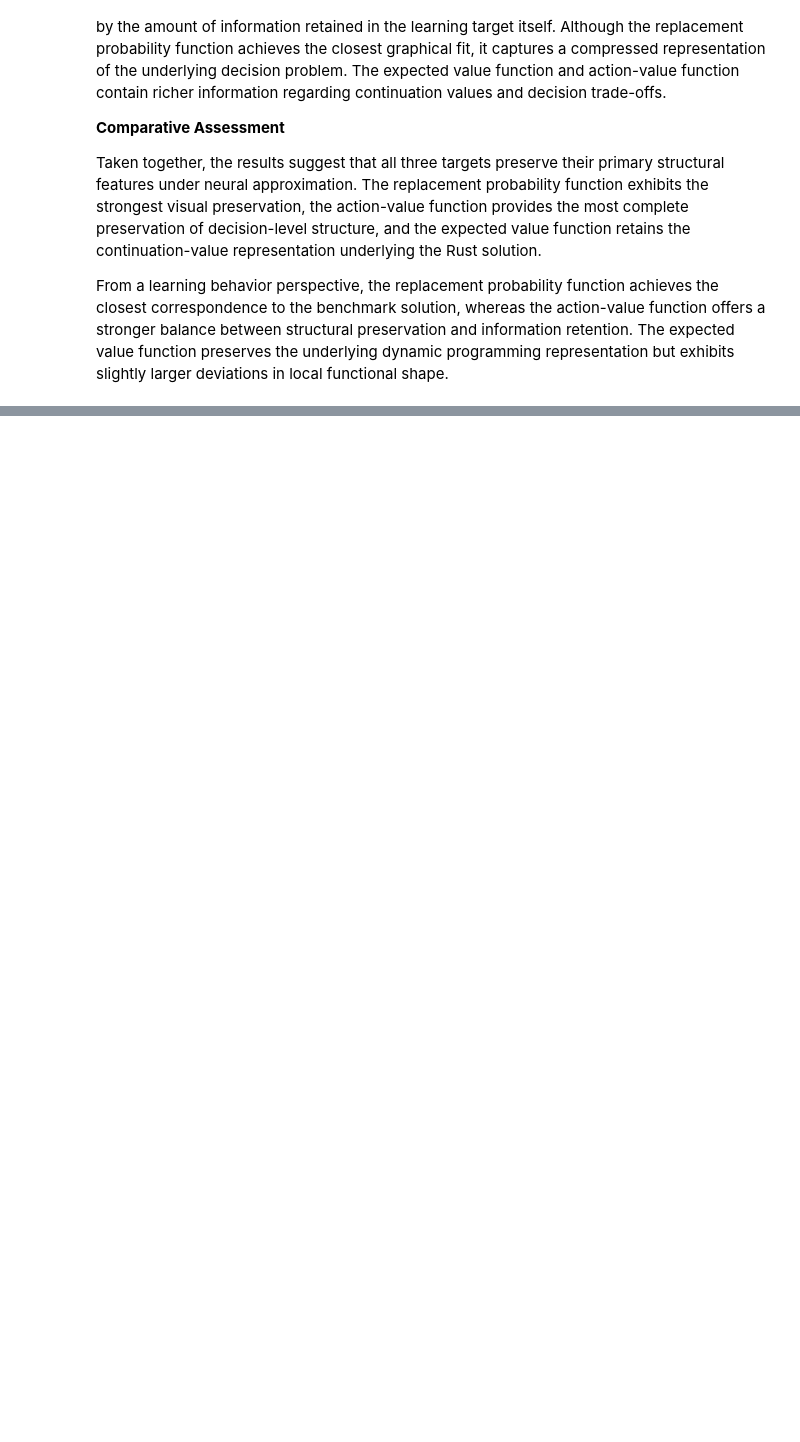
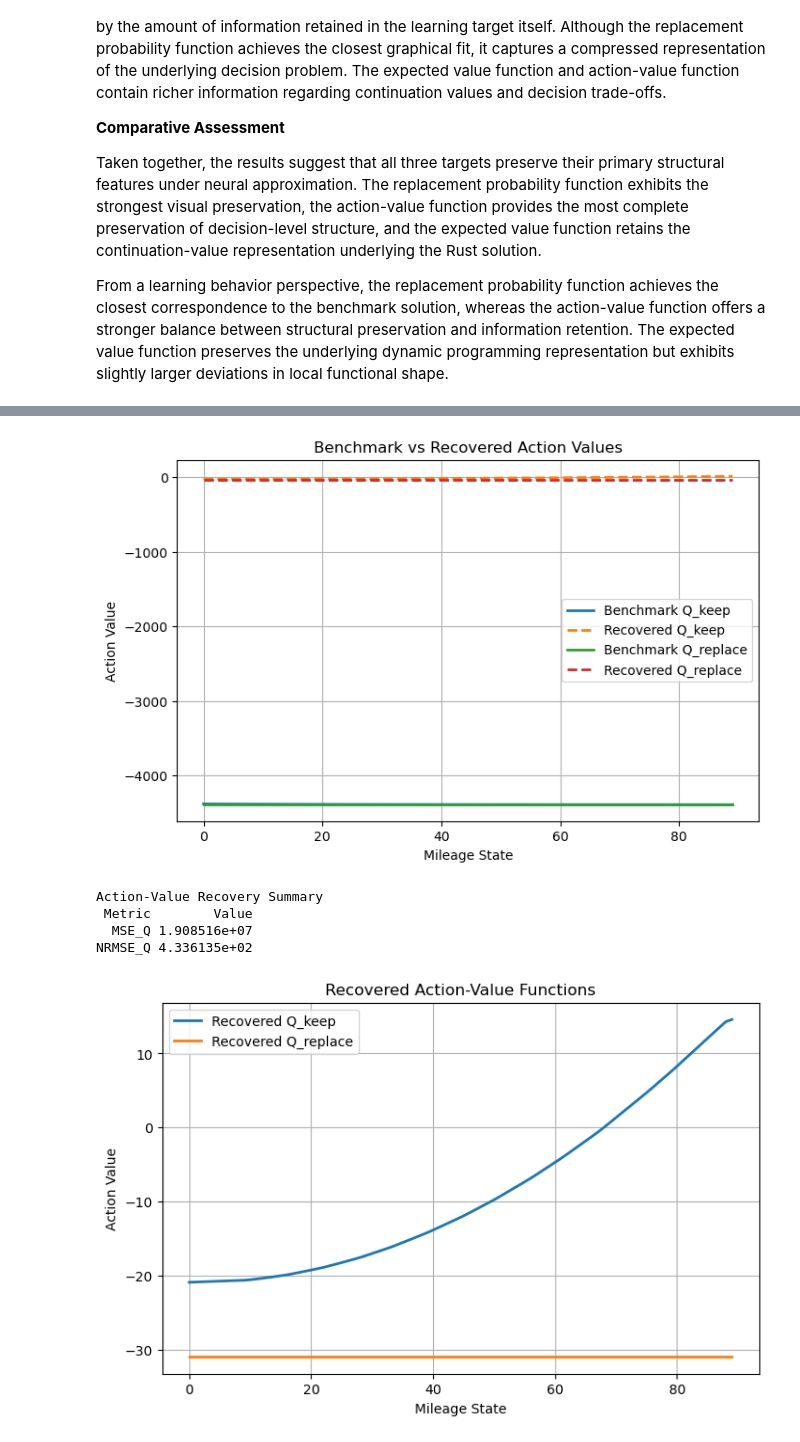
Before and after one commit to Wenxin-Lyu/Neural_Approximation_Rust_Benchmark, a Jupyter notebook: notebooks/main.ipynb, the cells around one changed output, grey strips where cells are left out. Saved outputs shown, nothing was run; the diff lists cells and outputs as text; code cells hidden in the pictures; blank space fills up the shorter version.

```diff
--- a/notebooks/main.ipynb
+++ b/notebooks/main.ipynb
@@ -1789,0 +2308,70 @@ Among the three candidates, the action-value function provides the most balanced
+# %%
+# Compare recovered Q with benchmark Q after pure Bellman learning
+import numpy as np
+import pandas as pd
+import matplotlib.pyplot as plt
+
+# 1. Visual comparison of action values
+
+plt.figure(figsize=(8, 5))
+plt.plot(states, Q_keep, linewidth=2, label="Benchmark Q_keep")
+plt.plot(states, Q_keep_recovered, "--", linewidth=2, label="Recovered Q_keep")
+plt.plot(states, Q_replace, linewidth=2, label="Benchmark Q_replace")
+plt.plot(states, Q_replace_recovered, "--", linewidth=2, label="Recovered Q_replace")
+plt.xlabel("Mileage State")
+plt.ylabel("Action Value")
+plt.title("Benchmark vs Recovered Action Values")
+plt.legend()
+plt.grid(True)
+plt.show()
+
+# 2. Compute approximation error
+
+mse_q = np.mean(
+    (
+        (Q_keep - Q_keep_recovered) ** 2
+        +
+        (Q_replace - Q_replace_recovered) ** 2
+    )
+    / 2
+)
+
+benchmark_range = (
+    max(Q_keep.max(), Q_replace.max())
+    -
+    min(Q_keep.min(), Q_replace.min())
+)
+
+nrmse_q = np.sqrt(mse_q) / benchmark_range
+
+q_recovery_summary = pd.DataFrame({
+    "Metric": [
+        "MSE_Q",
+        "NRMSE_Q"
+    ],
+    "Value": [
+        mse_q,
+        nrmse_q
+    ]
+})
+print("Action-Value Recovery Summary")
+print(q_recovery_summary.to_string(index=False))
+
+# 3. Plot recovered action values only
+
+plt.figure(figsize=(8, 5))
+plt.plot(states, Q_keep_recovered, linewidth=2, label="Recovered Q_keep")
+plt.plot( states, Q_replace_recovered, linewidth=2, label="Recovered Q_replace")
+plt.xlabel("Mileage State")
+plt.ylabel("Action Value")
+plt.title("Recovered Action-Value Functions")
+plt.legend()
+plt.grid(True)
+plt.show()
+# %% [output]
+[figure, added]
+Action-Value Recovery Summary
+ Metric        Value
+  MSE_Q 1.908516e+07
+NRMSE_Q 4.336135e+02
+[figure, added]
```
Also changed, not shown: parts of 52 cells of this notebook, 1 other file.
